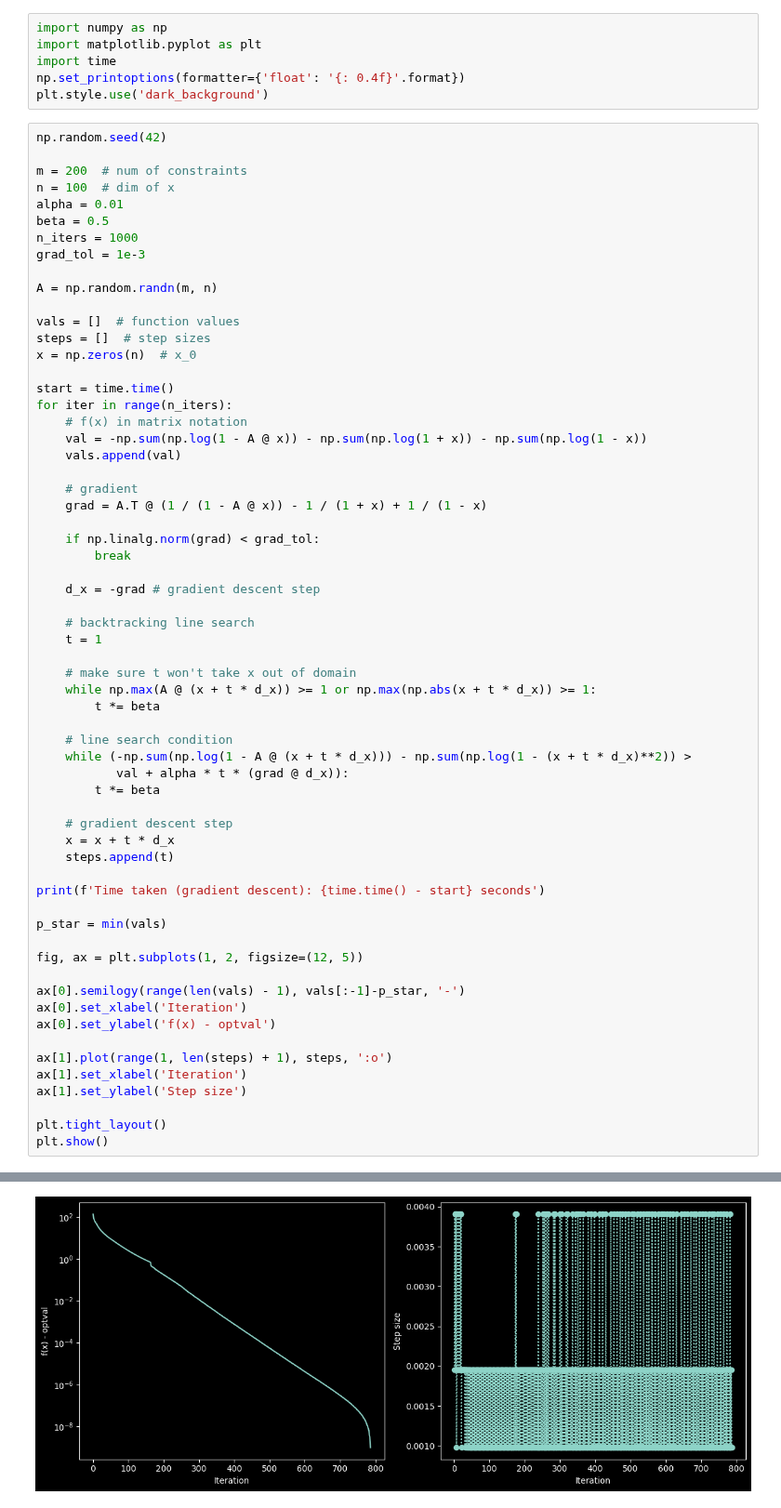
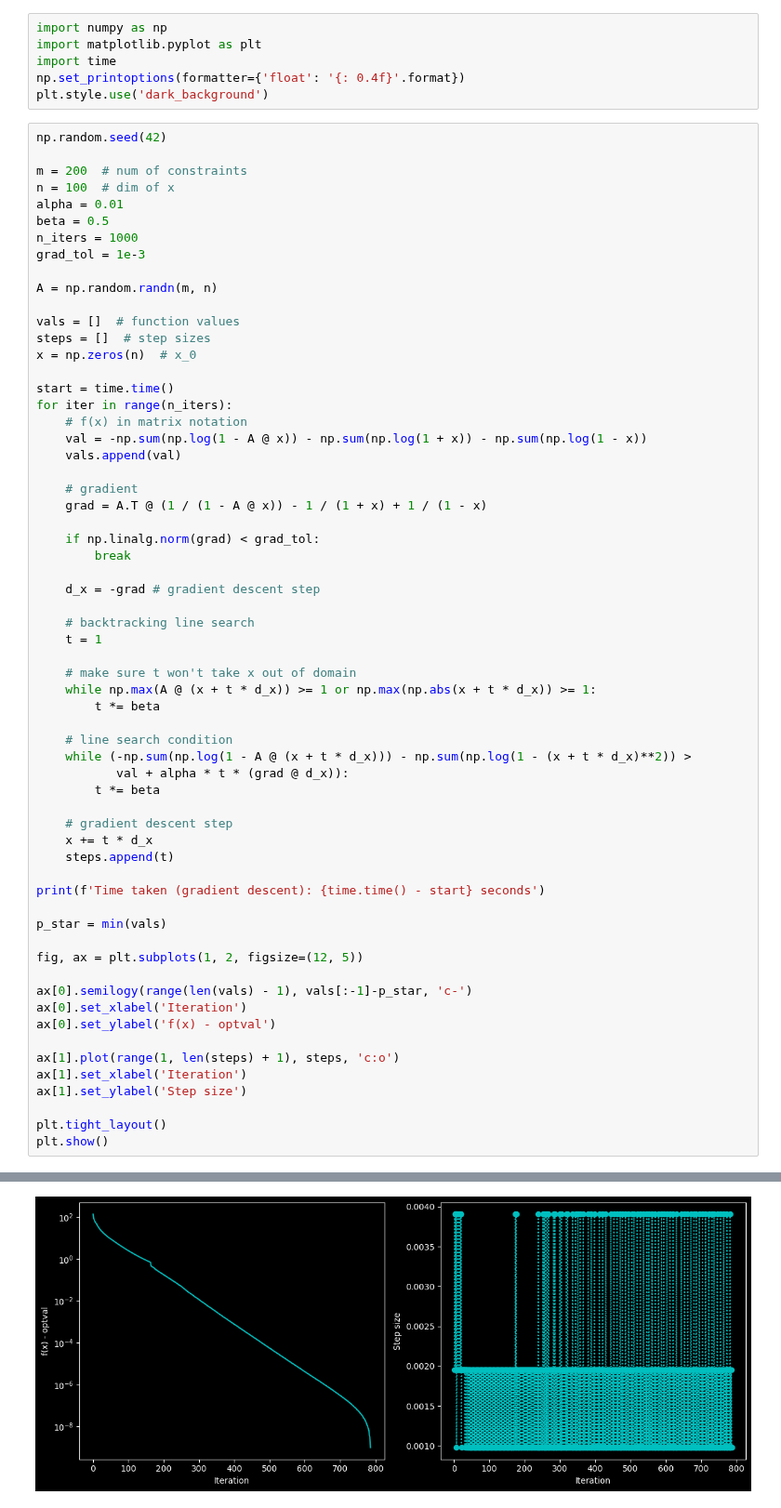
Before and after one commit to heyjianjing/convex_optimization, a Jupyter notebook: cvx_07_gradient_descent_Newton_method.ipynb, the cells around one changed output, grey strips where cells are left out. Shown at 93% size. Drawn from its saved outputs; the diff is of its cells as text.

```diff
--- a/cvx_07_gradient_descent_Newton_method.ipynb
+++ b/cvx_07_gradient_descent_Newton_method.ipynb
@@ -749,7 +749,7 @@ for iter in range(n_iters):
         t *= beta
 
     # gradient descent step
-    x = x + t * d_x
+    x += t * d_x
     steps.append(t)
 
 print(f'Time taken (gradient descent): {time.time() - start} seconds')
@@ -758,11 +758,11 @@ p_star = min(vals)
 
 fig, ax = plt.subplots(1, 2, figsize=(12, 5))
 
-ax[0].semilogy(range(len(vals) - 1), vals[:-1]-p_star, '-')
+ax[0].semilogy(range(len(vals) - 1), vals[:-1]-p_star, 'c-')
 ax[0].set_xlabel('Iteration')
 ax[0].set_ylabel('f(x) - optval')
 
-ax[1].plot(range(1, len(steps) + 1), steps, ':o')
+ax[1].plot(range(1, len(steps) + 1), steps, 'c:o')
 ax[1].set_xlabel('Iteration')
 ax[1].set_ylabel('Step size')
 
@@ -773 +773 @@ Time taken (gradient descent): 1.01814866065979 seconds
-[figure, old version]
+[figure, new version]
```
Also changed, not shown: parts of 1 cell of this notebook.
